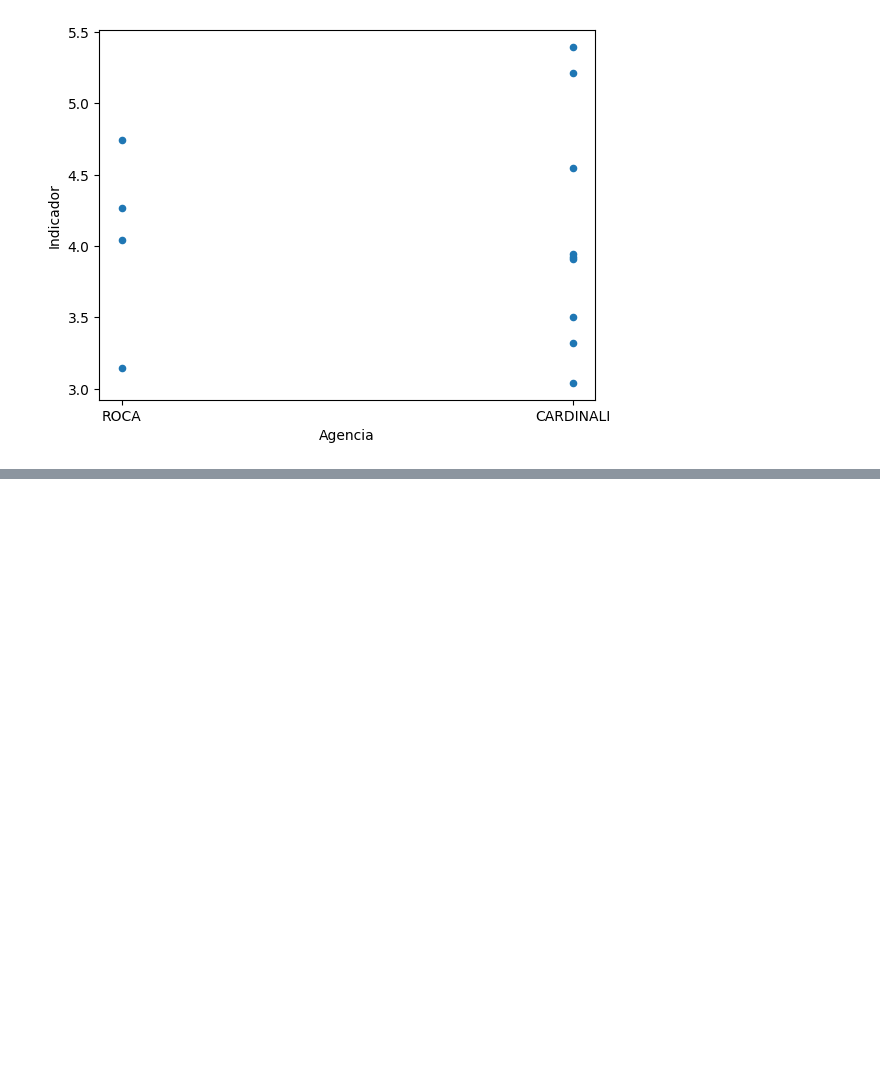
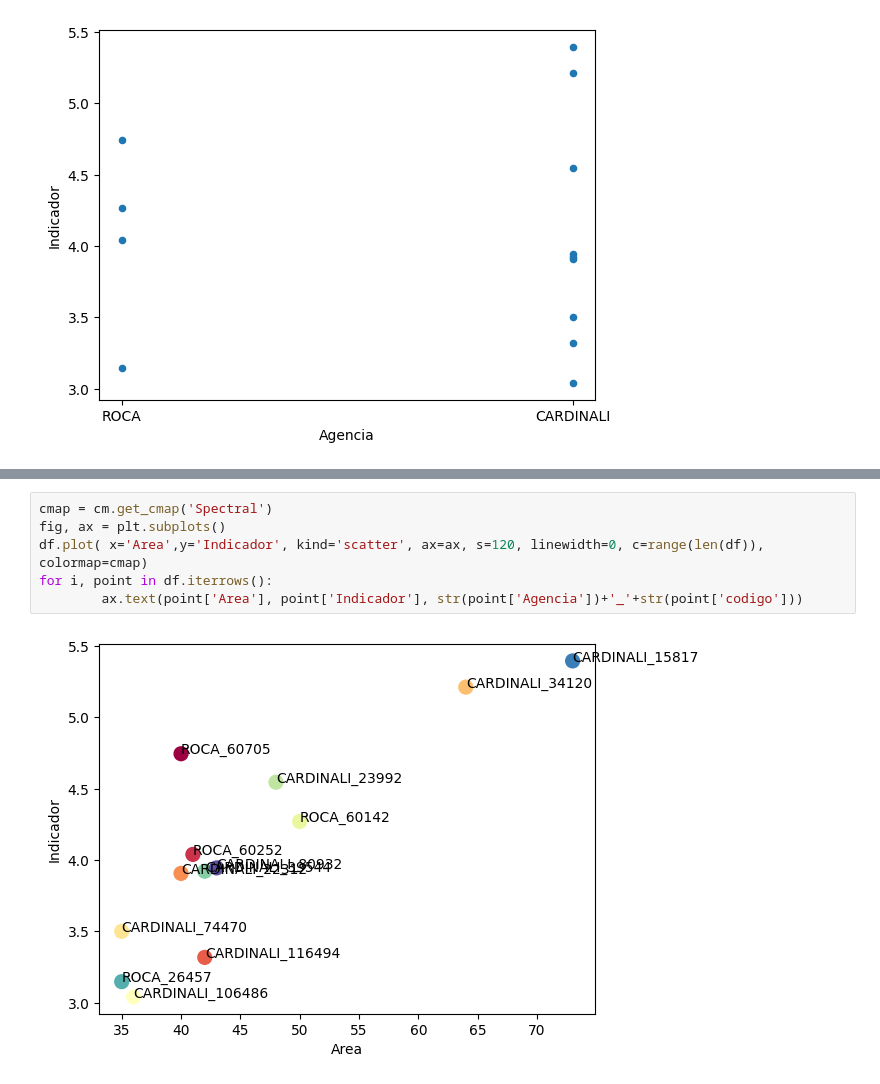
Before and after one commit to andresgd17/choosing-apartment, a Jupyter notebook: plot.ipynb, the cells around one changed output, grey strips where cells are left out. Saved outputs shown, nothing was run; the diff lists cells and outputs as text; blank space fills up the shorter version.

```diff
--- a/plot.ipynb
+++ b/plot.ipynb
@@ -87,0 +89,8 @@ df.plot( x='precio',y='Indicador', kind='scatter', ax=ax, s=120, linewidth=0, c=
+# %%
+cmap = cm.get_cmap('Spectral')
+fig, ax = plt.subplots()
+df.plot( x='Area',y='Indicador', kind='scatter', ax=ax, s=120, linewidth=0, c=range(len(df)), colormap=cmap)
+for i, point in df.iterrows():
+        ax.text(point['Area'], point['Indicador'], str(point['Agencia'])+'_'+str(point['codigo']))
+# %% [output]
+[figure, added]
```
Also changed, not shown: parts of 1 cell of this notebook.
